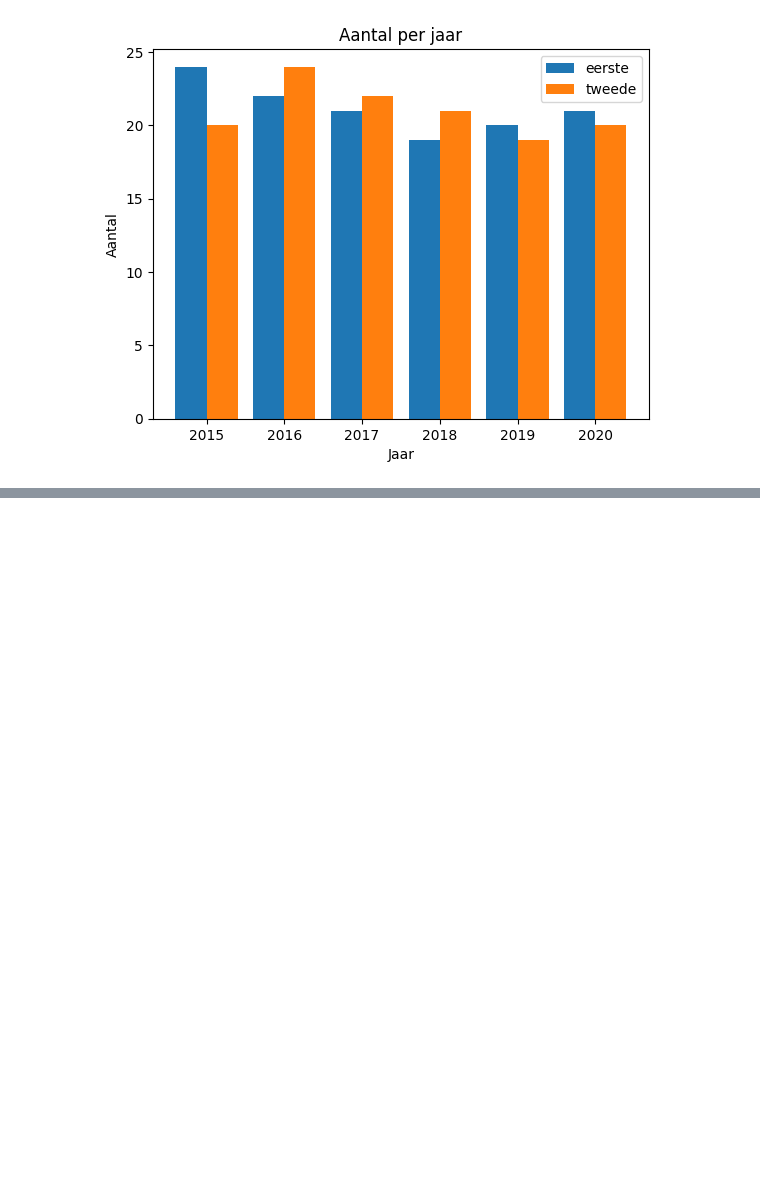
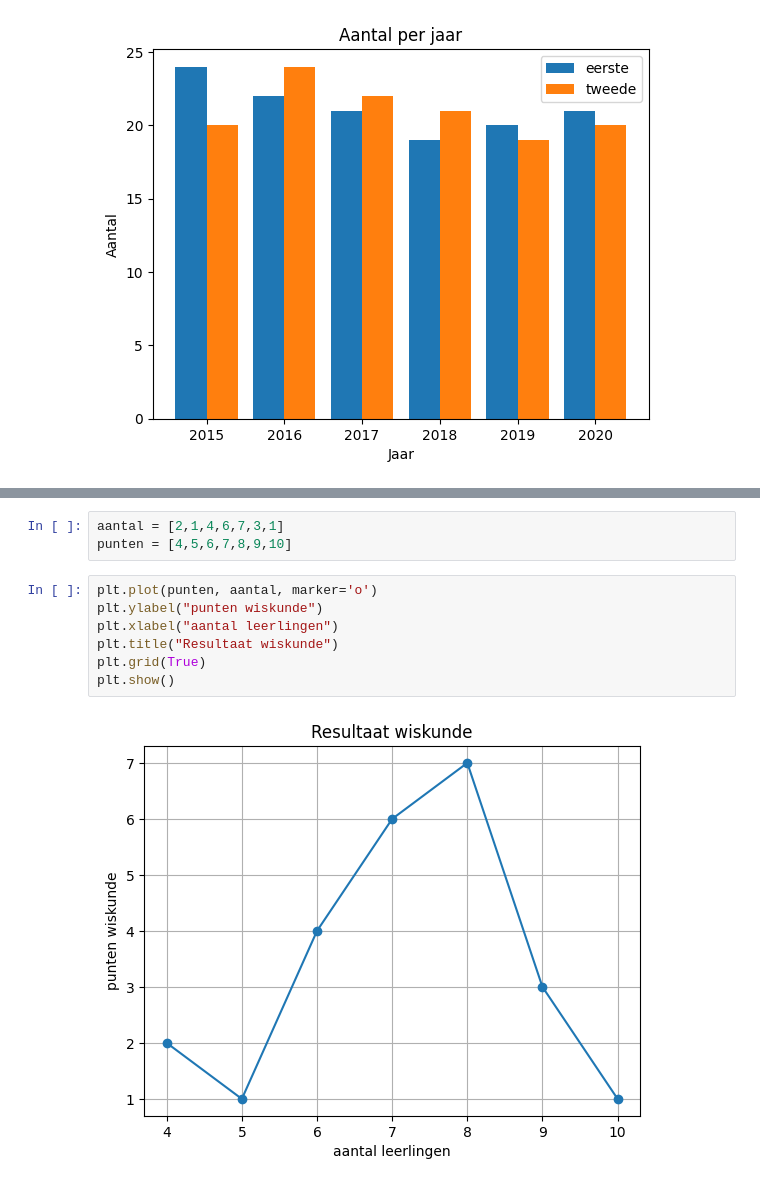
Before and after one commit to SofieDhoore/Wiskunde_MiddelbaarOnderwijs, a Jupyter notebook: Wiskunde_MiddelbaarOnderwijs/EersteASO/H8_statistiek.ipynb, the cells around one changed output, grey strips where cells are left out. Drawn from its saved outputs; the diff is of its cells as text; blank space fills up the shorter version.

Commit message:
wiskunde oef

```diff
--- a/Wiskunde_MiddelbaarOnderwijs/EersteASO/H8_statistiek.ipynb
+++ b/Wiskunde_MiddelbaarOnderwijs/EersteASO/H8_statistiek.ipynb
@@ -53,0 +68,12 @@ plt.show()
+# %%
+aantal = [2,1,4,6,7,3,1]
+punten = [4,5,6,7,8,9,10]
+# %%
+plt.plot(punten, aantal, marker='o')
+plt.ylabel("punten wiskunde")
+plt.xlabel("aantal leerlingen")
+plt.title("Resultaat wiskunde")
+plt.grid(True)
+plt.show()
+# %% [output]
+[figure, added]
```
Also changed, not shown: parts of 3 cells of this notebook.
